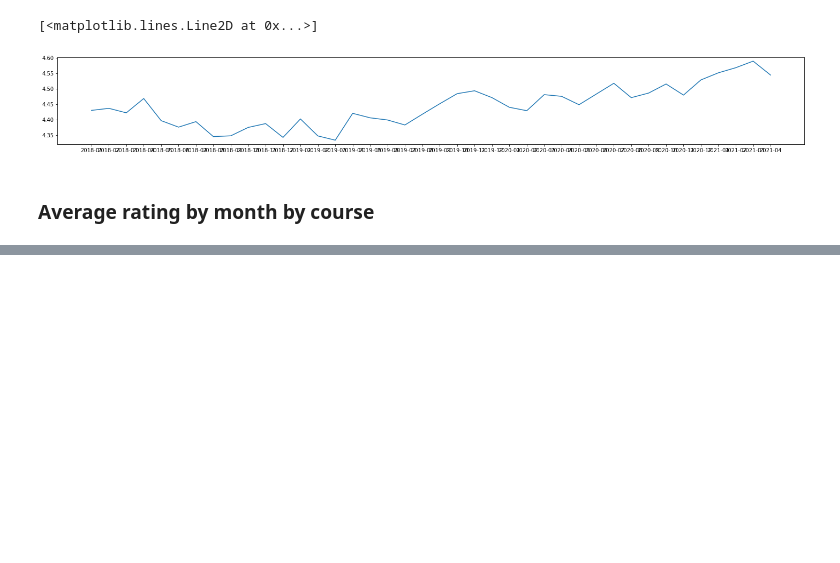
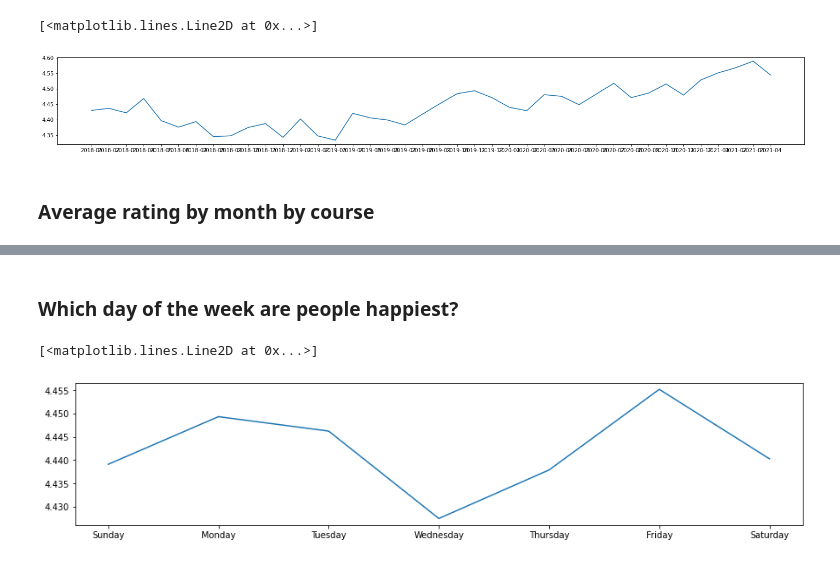
Before and after one commit to thepixelboy/python-data-analysis, a Jupyter notebook: reviews_plotting.ipynb, the cells around one changed output, grey strips where cells are left out. Saved outputs shown, nothing was run; the diff lists cells and outputs as text; code cells hidden in the pictures; blank space fills up the shorter version.

Commit message:
feat: what day of the week are people happiest?

```diff
--- a/reviews_plotting.ipynb
+++ b/reviews_plotting.ipynb
@@ -51,0 +52,14 @@ month_average_crs.plot(figsize=(25, 8))
+# %% [markdown]
+### Which day of the week are people happiest?
+# %%
+data["Weekday"] = data["Timestamp"].dt.strftime("%A")
+data["Daynumber"] = data["Timestamp"].dt.strftime("%w")
+
+weekday_average = data.groupby(["Weekday", "Daynumber"]).mean()
+weekday_average = weekday_average.sort_values("Daynumber")
+
+plt.figure(figsize=(15, 3))
+plt.plot(weekday_average.index.get_level_values(0), weekday_average["Rating"])
+# %% [output]
+[<matplotlib.lines.Line2D at 0x...>]
+[figure, added]
```
Also changed, not shown: parts of 1 cell of this notebook.
